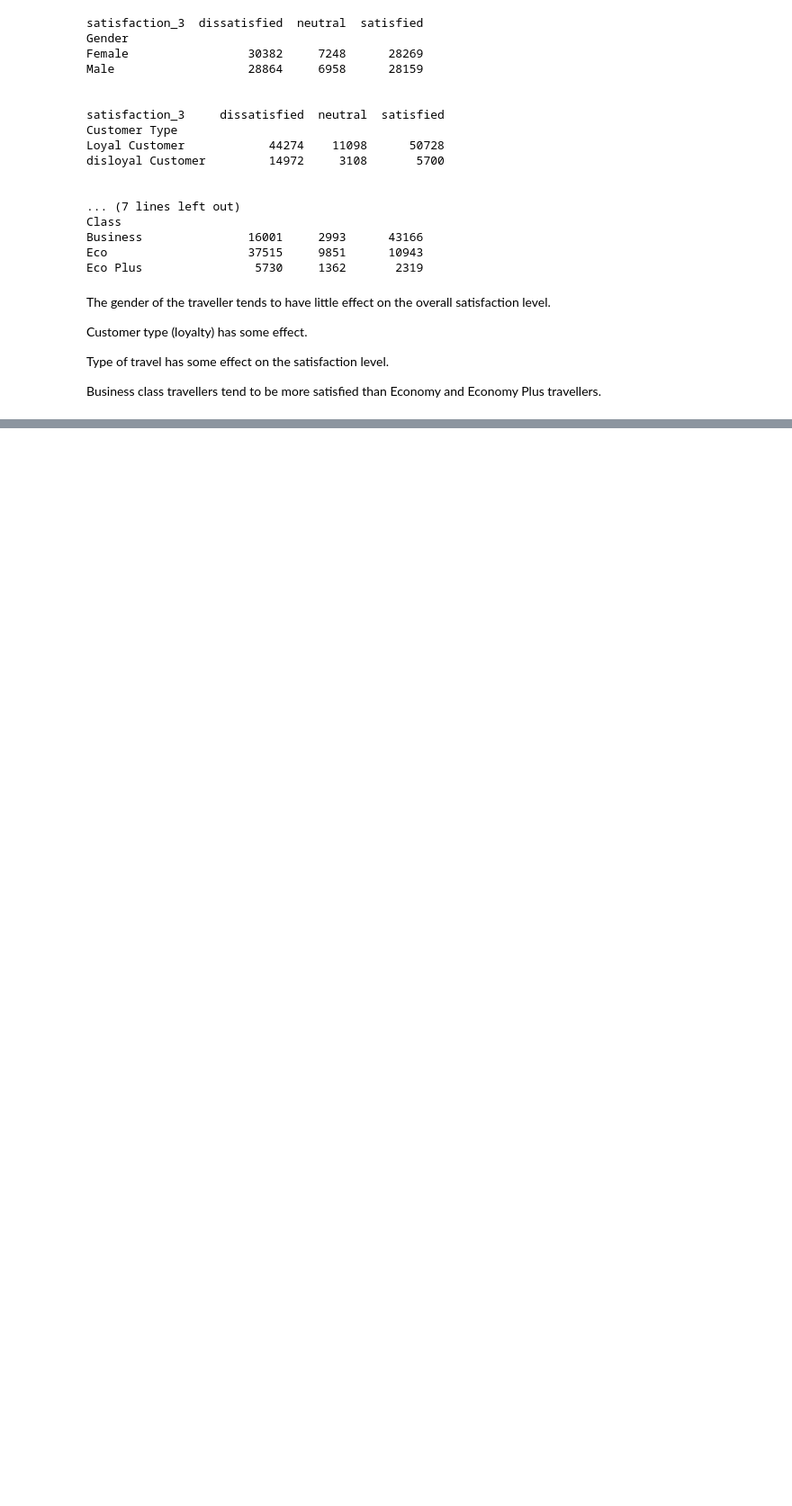
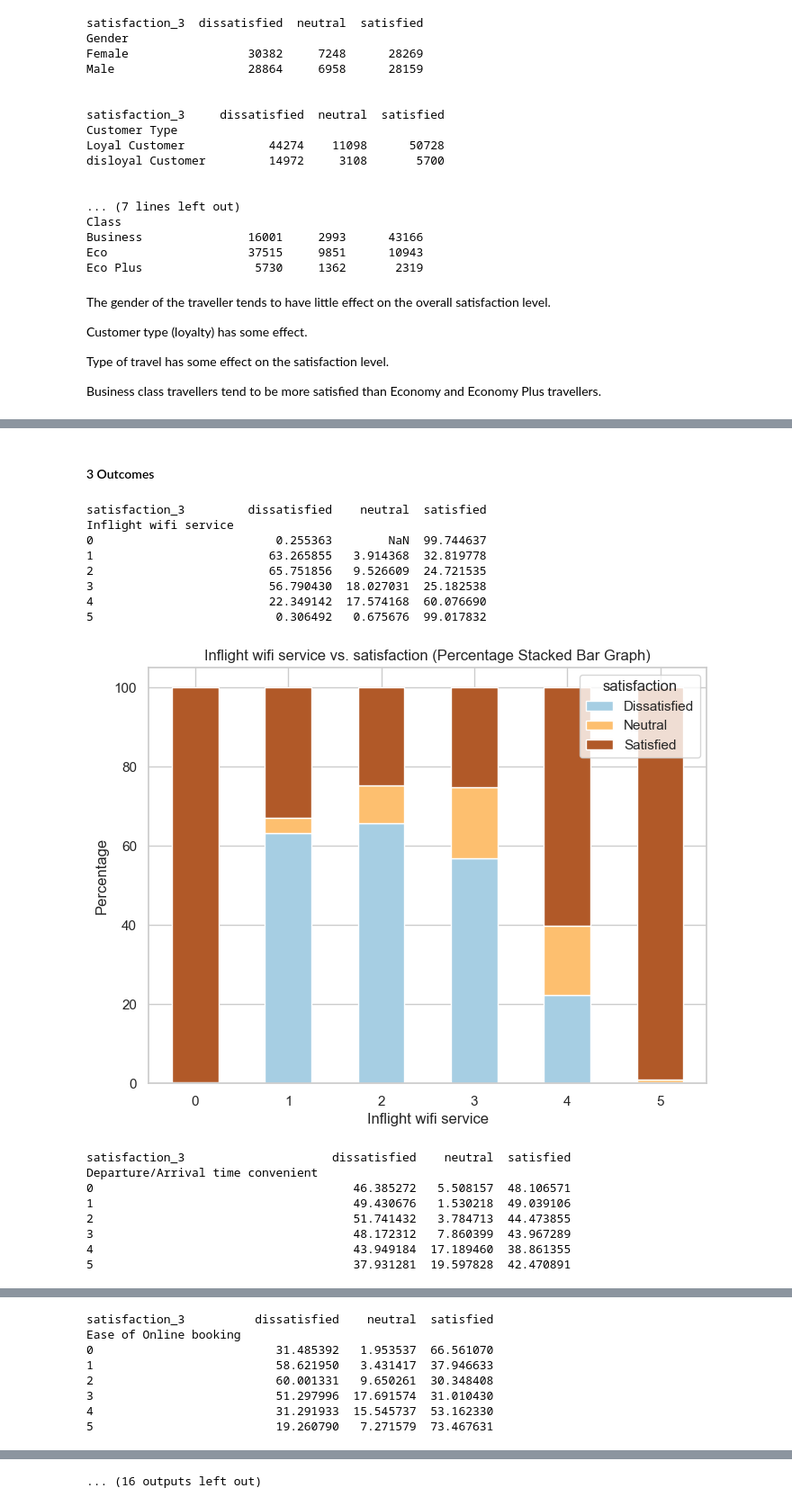
Before and after one commit to zihaow17/SMU_DSAxMaersk_Case_Comp_2023, a Jupyter notebook: data_cleaning_and_eda.ipynb, the cells around one changed output, grey strips where cells are left out. Shown at 90% size. Cells and saved outputs as stored; diff of their text form; code cells hidden in the pictures; blank space fills up the shorter version.

```diff
--- a/data_cleaning_and_eda.ipynb
+++ b/data_cleaning_and_eda.ipynb
@@ -305,0 +387,37 @@ Business class travellers tend to be more satisfied than Economy and Economy Plu
+# %% [markdown]
+#### 3 Outcomes
+# %%
+# Individual plots for each ordinal data column
+for col in ordinal_columns:
+    df[col] = df[col].astype('category')
+
+    pct_df = df.groupby(col)['satisfaction_3'].value_counts(normalize=True).unstack() * 100
+
+    print(pct_df) # Show the percentages of satisfied to dissatisfied customers
+
+    # Plot 100% stacked bar graph with percentage fills
+    sns.set(style="whitegrid")
+    ax = pct_df.plot(kind='bar', stacked=True, colormap='Paired', figsize=(8, 6))
+    ax.set_ylabel("Percentage")
+    ax.set_title("{} vs. satisfaction (Percentage Stacked Bar Graph)".format(col))
+    plt.xticks(rotation=0)
+    plt.legend(title='satisfaction', labels=['Dissatisfied', 'Neutral', 'Satisfied'], loc='upper right')
+    plt.show()
+# %% [output]
+satisfaction_3         dissatisfied    neutral  satisfied
+Inflight wifi service
+0                          0.255363        NaN  99.744637
+1                         63.265855   3.914368  32.819778
+2                         65.751856   9.526609  24.721535
+3                         56.790430  18.027031  25.182538
+4                         22.349142  17.574168  60.076690
+5                          0.306492   0.675676  99.017832
+[figure, added]
+satisfaction_3                     dissatisfied    neutral  satisfied
+Departure/Arrival time convenient
+0                                     46.385272   5.508157  48.106571
+1                                     49.430676   1.530218  49.039106
+2                                     51.741432   3.784713  44.473855
+3                                     48.172312   7.860399  43.967289
+4                                     43.949184  17.189460  38.861355
+5                                     37.931281  19.597828  42.470891
@@ -305,0 +425,8 @@ Business class travellers tend to be more satisfied than Economy and Economy Plu
+satisfaction_3          dissatisfied    neutral  satisfied
+Ease of Online booking
+0                          31.485392   1.953537  66.561070
+1                          58.621950   3.431417  37.946633
+2                          60.001331   9.650261  30.348408
+3                          51.297996  17.691574  31.010430
+4                          31.291933  15.545737  53.162330
+5                          19.260790   7.271579  73.467631
@@ -305,0 +461 @@ Business class travellers tend to be more satisfied than Economy and Economy Plu
+... (16 outputs left out)
```
Also changed, not shown: parts of 13 cells of this notebook.
